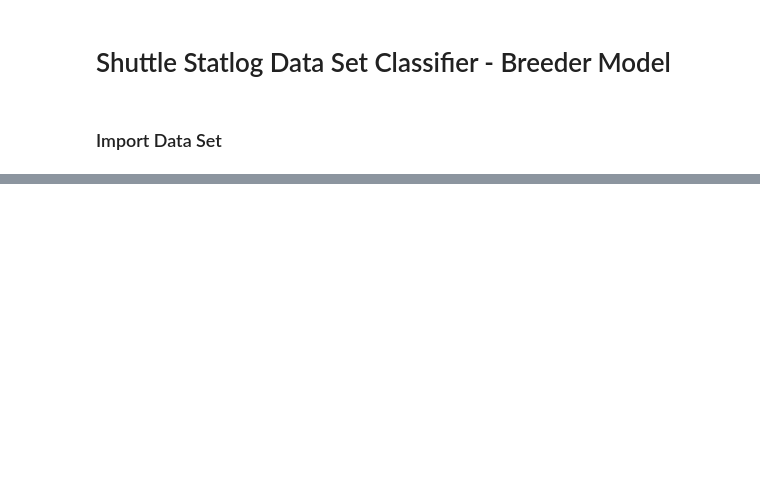
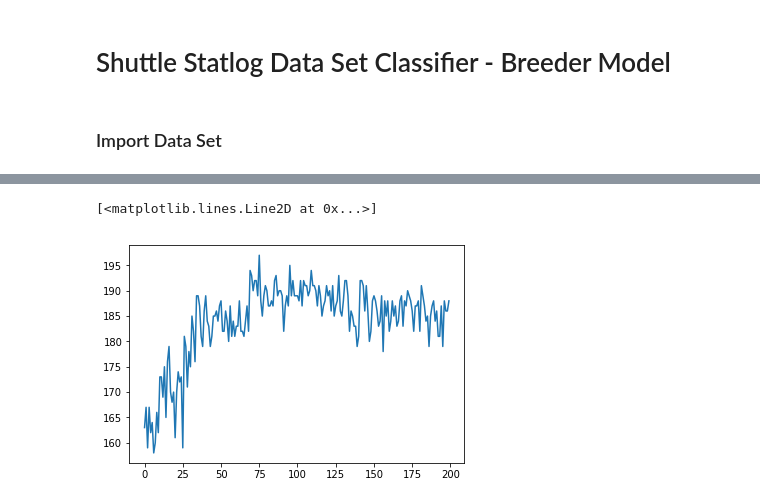
Before and after one commit to MattAlanWright/PyGP, a Jupyter notebook: Shuttle Statlog Data Set Class Sampling Breeder.ipynb, the cells around one changed output, grey strips where cells are left out. Cells and saved outputs as stored; diff of their text form; code cells hidden in the pictures; blank space fills up the shorter version.

```diff
--- a/Shuttle Statlog Data Set Class Sampling Breeder.ipynb
+++ b/Shuttle Statlog Data Set Class Sampling Breeder.ipynb
@@ -111,0 +61,5 @@ p[0].detectionRate(test_X, test_y)
+# %%
+plt.plot(res[2]['fitness'])
+# %% [output]
+[<matplotlib.lines.Line2D at 0x...>]
+[figure, added]
```
Also changed, not shown: parts of 53 cells of this notebook, 3 other files.
